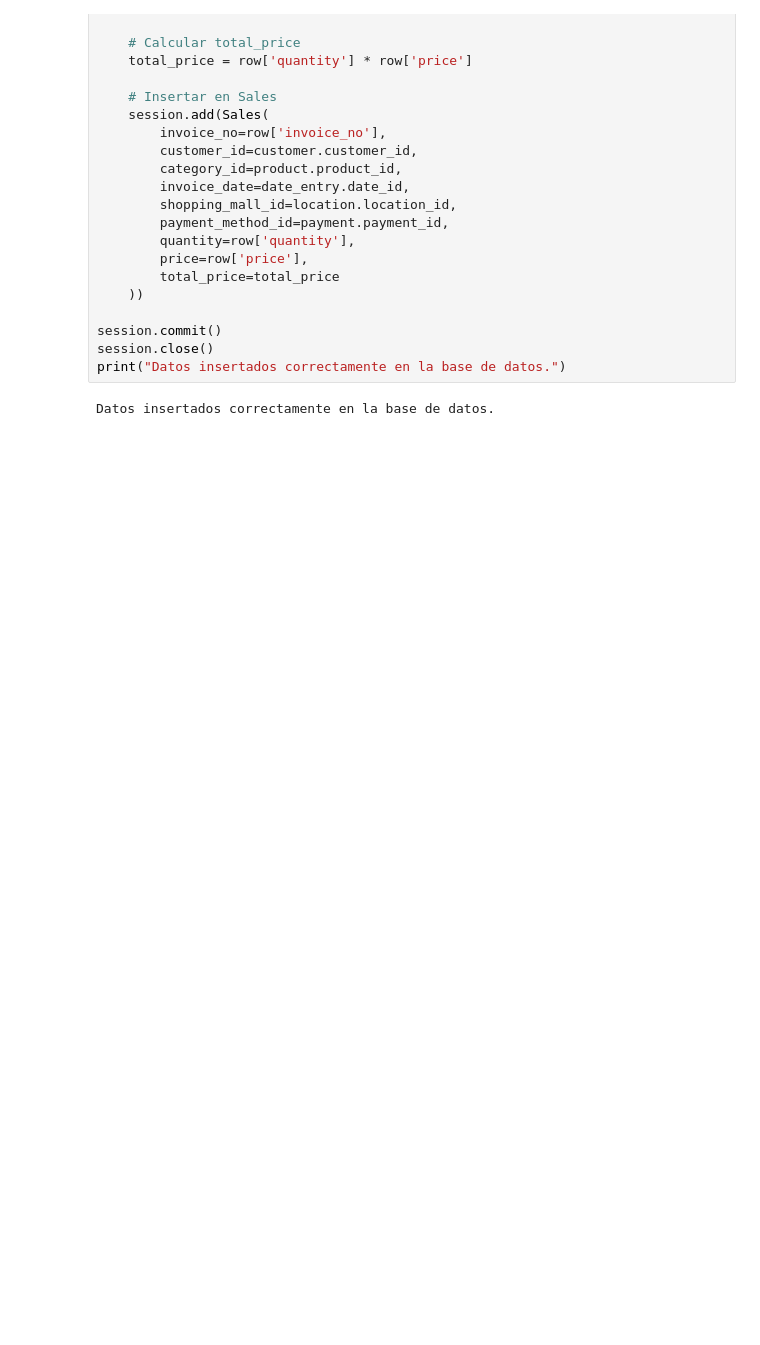
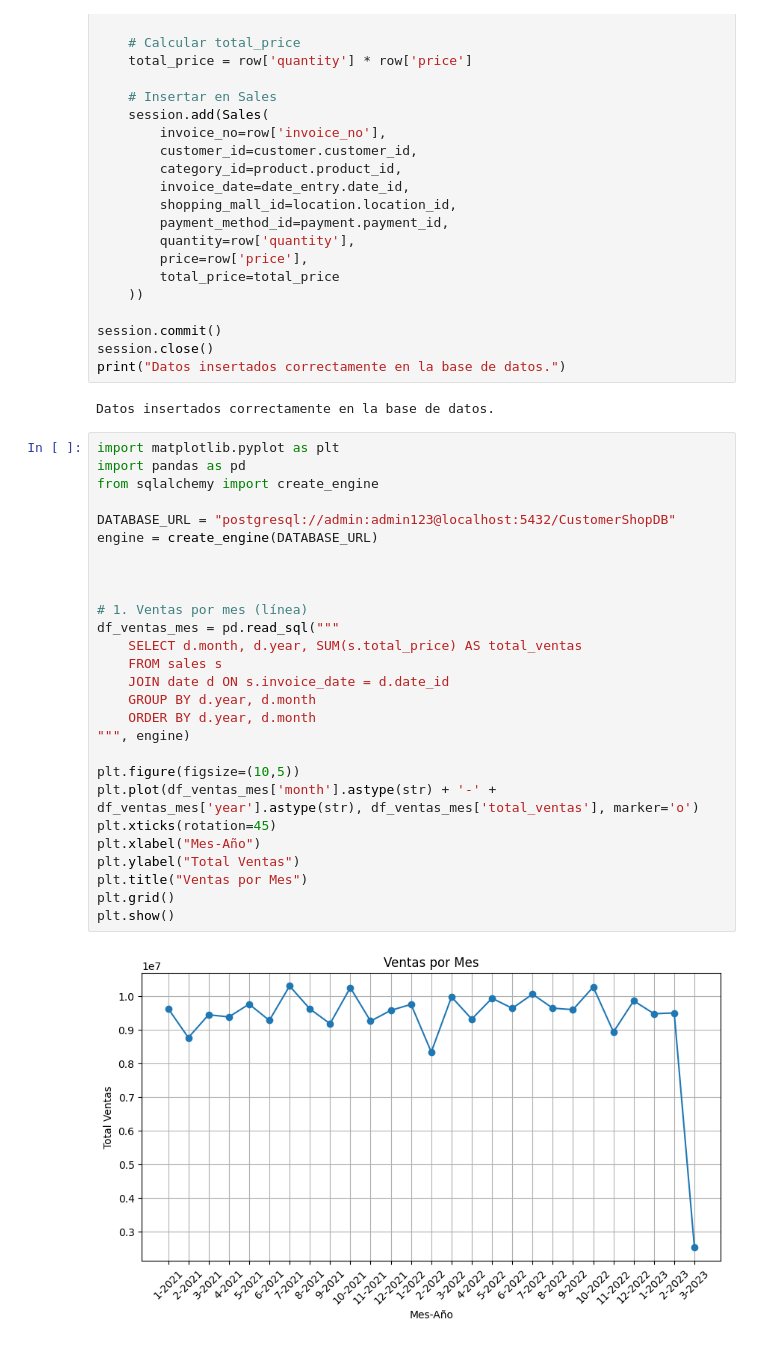
Before and after one commit to juanhcode/Customer-Shopping-Analytics, a Jupyter notebook: customerPandas.ipynb, the cells around one changed output. Cells and saved outputs as stored; diff of their text form; blank space fills up the shorter version.

```diff
--- a/customerPandas.ipynb
+++ b/customerPandas.ipynb
@@ -163,3 +167,32 @@ session.close()
 print("Datos insertados correctamente en la base de datos.")
 # %% [output]
 Datos insertados correctamente en la base de datos.
+# %%
+import matplotlib.pyplot as plt
+import pandas as pd
+from sqlalchemy import create_engine
+
+DATABASE_URL = "postgresql://admin:admin123@localhost:5432/CustomerShopDB"
+engine = create_engine(DATABASE_URL)
+
+
+
+# 1. Ventas por mes (línea)
+df_ventas_mes = pd.read_sql("""
+    SELECT d.month, d.year, SUM(s.total_price) AS total_ventas
+    FROM sales s
+    JOIN date d ON s.invoice_date = d.date_id
+    GROUP BY d.year, d.month
+    ORDER BY d.year, d.month
+""", engine)
+
+plt.figure(figsize=(10,5))
+plt.plot(df_ventas_mes['month'].astype(str) + '-' + df_ventas_mes['year'].astype(str), df_ventas_mes['total_ventas'], marker='o')
+plt.xticks(rotation=45)
+plt.xlabel("Mes-Año")
+plt.ylabel("Total Ventas")
+plt.title("Ventas por Mes")
+plt.grid()
+plt.show()
+# %% [output]
+[figure, added]
```
Also changed, not shown: parts of 7 cells of this notebook, 1 other file.
